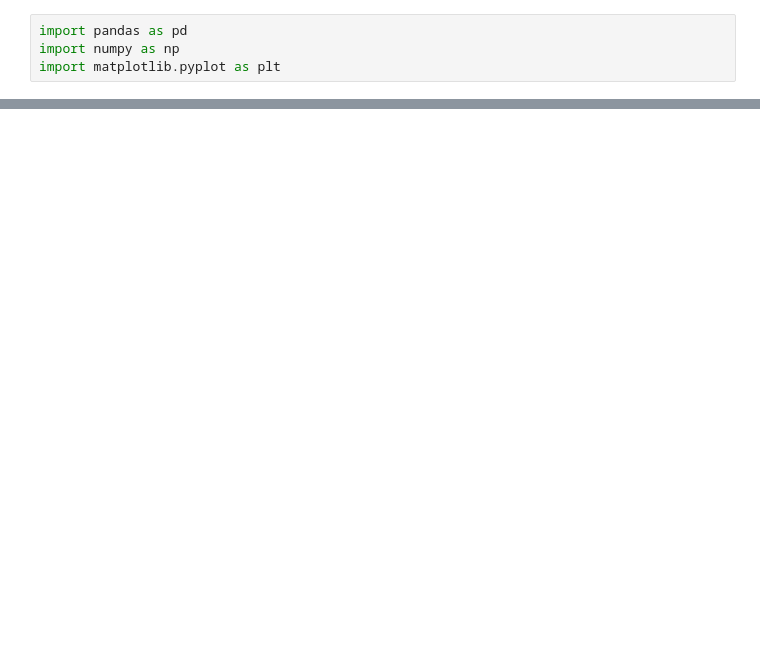
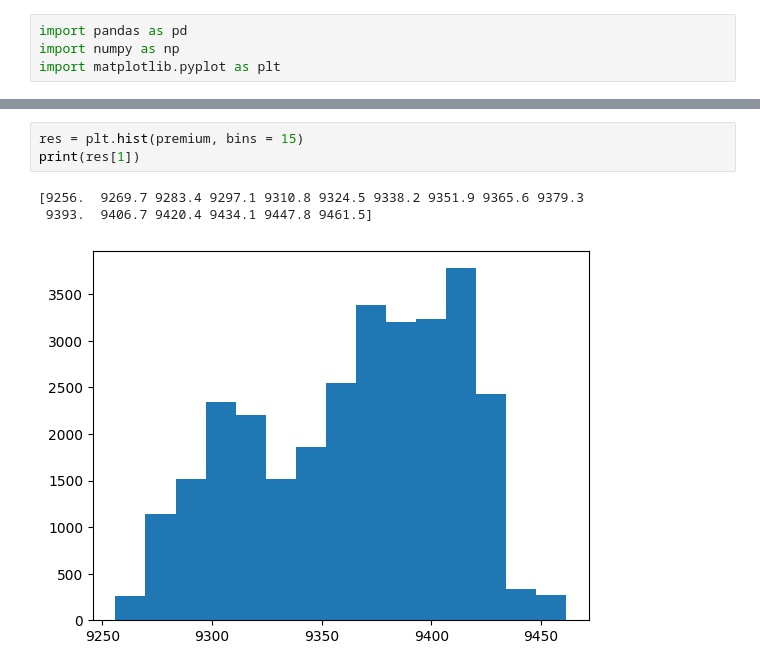
Before and after one commit to edgar-maddocks/IMC, a Jupyter notebook: coconuts/data.ipynb, the cells around one changed output, grey strips where cells are left out. Cells and saved outputs as stored; diff of their text form; blank space fills up the shorter version.

```diff
--- a/coconuts/data.ipynb
+++ b/coconuts/data.ipynb
@@ -64,0 +72,7 @@ for i in range(len(coconut_mid)):
+# %%
+res = plt.hist(premium, bins = 15)
+print(res[1])
+# %% [output]
+[9256.  9269.7 9283.4 9297.1 9310.8 9324.5 9338.2 9351.9 9365.6 9379.3
+ 9393.  9406.7 9420.4 9434.1 9447.8 9461.5]
+[figure, added]
```
Also changed, not shown: parts of 10 cells of this notebook, 1 other file.
